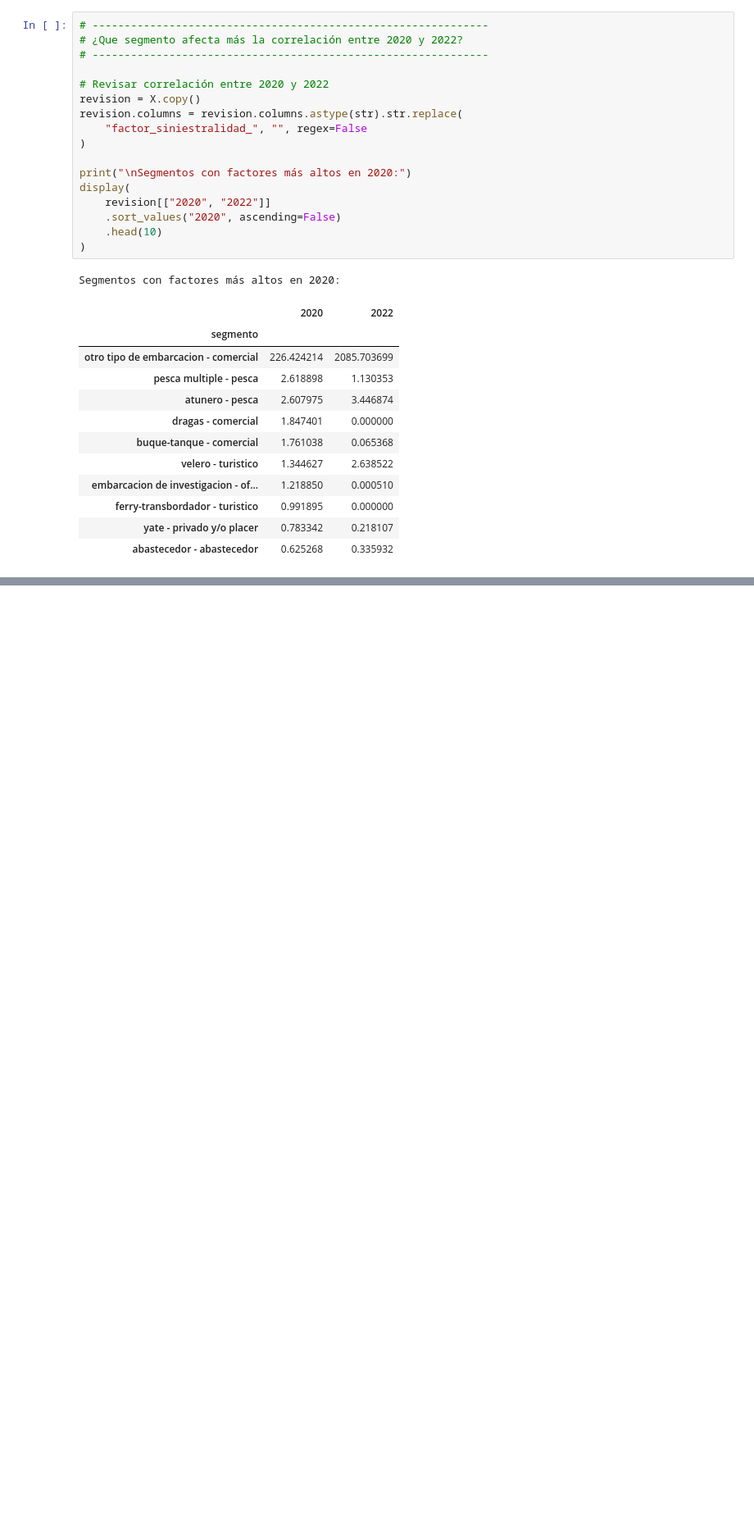
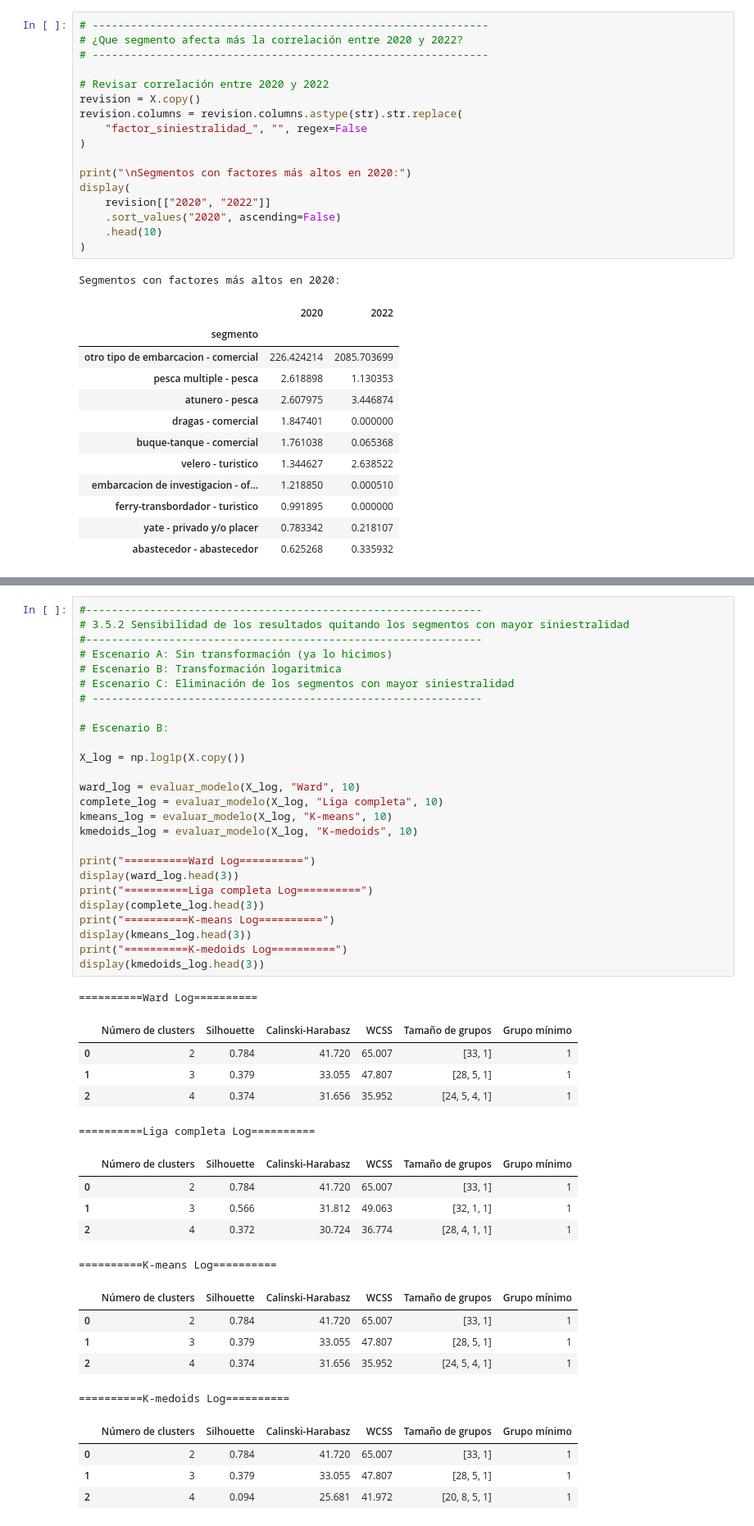
Before and after one commit to estebanto7/Repositorio_Reservas_Maritimas_Plantilla, a Jupyter notebook: notebooks/03_siniestralidad_conglomerados.ipynb, the cells around one changed output, grey strips where cells are left out. Shown at 82% size. Drawn from its saved outputs; the diff is of its cells as text; blank space fills up the shorter version.

```diff
--- a/notebooks/03_siniestralidad_conglomerados.ipynb
+++ b/notebooks/03_siniestralidad_conglomerados.ipynb
@@ -444,0 +763,47 @@ heatmap_fig_spm.show()
+# %%
+#--------------------------------------------------------------
+# 3.5.2 Sensibilidad de los resultados quitando los segmentos con mayor siniestralidad
+#--------------------------------------------------------------
+# Escenario A: Sin transformación (ya lo hicimos)
+# Escenario B: Transformación logaritmica
+# Escenario C: Eliminación de los segmentos con mayor siniestralidad
+# -------------------------------------------------------------
+
+# Escenario B:
+
+X_log = np.log1p(X.copy())
+
+ward_log = evaluar_modelo(X_log, "Ward", 10)
+complete_log = evaluar_modelo(X_log, "Liga completa", 10)
+kmeans_log = evaluar_modelo(X_log, "K-means", 10)
+kmedoids_log = evaluar_modelo(X_log, "K-medoids", 10)
+
+print("==========Ward Log==========")
+display(ward_log.head(3))
+print("==========Liga completa Log==========")
+display(complete_log.head(3))
+print("==========K-means Log==========")
+display(kmeans_log.head(3))
+print("==========K-medoids Log==========")
+display(kmedoids_log.head(3))
+# %% [output]
+==========Ward Log==========
+|  | Número de clusters | Silhouette | Calinski-Harabasz | WCSS | Tamaño de grupos | Grupo mínimo |
+| 0 | 2 | 0.784 | 41.720 | 65.007 | [33, 1] | 1 |
+| 1 | 3 | 0.379 | 33.055 | 47.807 | [28, 5, 1] | 1 |
+| 2 | 4 | 0.374 | 31.656 | 35.952 | [24, 5, 4, 1] | 1 |
+==========Liga completa Log==========
+|  | Número de clusters | Silhouette | Calinski-Harabasz | WCSS | Tamaño de grupos | Grupo mínimo |
+| 0 | 2 | 0.784 | 41.720 | 65.007 | [33, 1] | 1 |
+| 1 | 3 | 0.566 | 31.812 | 49.063 | [32, 1, 1] | 1 |
+| 2 | 4 | 0.372 | 30.724 | 36.774 | [28, 4, 1, 1] | 1 |
+==========K-means Log==========
+|  | Número de clusters | Silhouette | Calinski-Harabasz | WCSS | Tamaño de grupos | Grupo mínimo |
+| 0 | 2 | 0.784 | 41.720 | 65.007 | [33, 1] | 1 |
+| 1 | 3 | 0.379 | 33.055 | 47.807 | [28, 5, 1] | 1 |
+| 2 | 4 | 0.374 | 31.656 | 35.952 | [24, 5, 4, 1] | 1 |
+==========K-medoids Log==========
+|  | Número de clusters | Silhouette | Calinski-Harabasz | WCSS | Tamaño de grupos | Grupo mínimo |
+| 0 | 2 | 0.784 | 41.720 | 65.007 | [33, 1] | 1 |
+| 1 | 3 | 0.379 | 33.055 | 47.807 | [28, 5, 1] | 1 |
+| 2 | 4 | 0.094 | 25.681 | 41.972 | [20, 8, 5, 1] | 1 |
```
Also changed, not shown: parts of 48 cells of this notebook, 2 other files.
